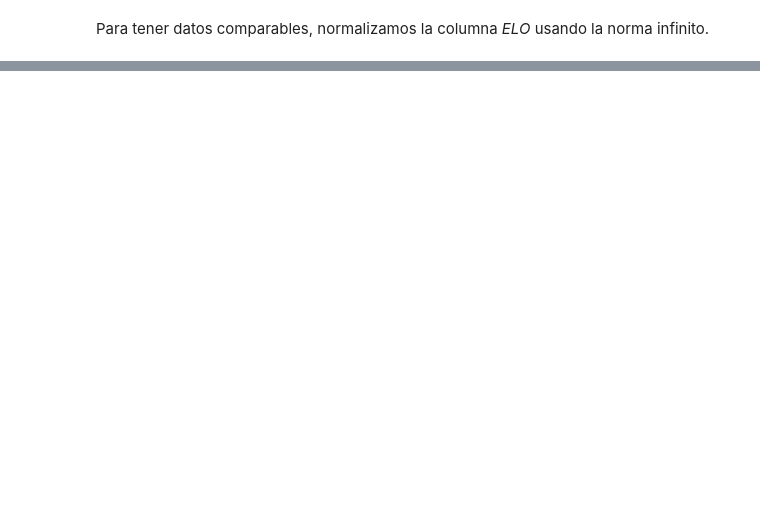
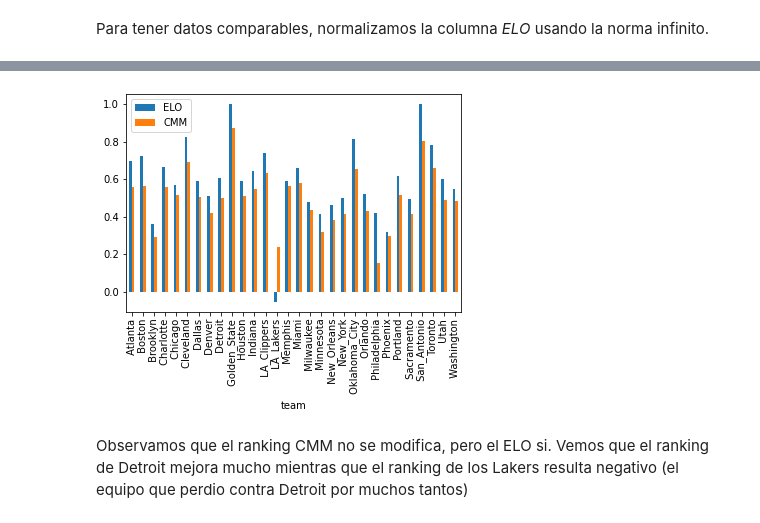
Before and after one commit to wgbusch/mt, a Jupyter notebook: src/NBA_Analisis.ipynb, the cells around one changed output, grey strips where cells are left out. Saved outputs shown, nothing was run; the diff lists cells and outputs as text; code cells hidden in the pictures; blank space fills up the shorter version.

```diff
--- a/src/NBA_Analisis.ipynb
+++ b/src/NBA_Analisis.ipynb
@@ -45,0 +47,11 @@ nba.plot.bar(x='team', y=['ELO','CMM','WP'])
+# %%
+nba2 = pd.read_csv('../data/nba_2016_teams.csv', names=['id', 'team'])
+nba2['ELO'] = pd.read_csv('./TestsMassey/nba_2016_dif_elo.out',sep=' ', header=None)
+nba2['ELO'] = nba2['ELO'].apply(lambda x: x/nba2['ELO'].max())
+nba2['CMM'] = pd.read_csv('./TestsMassey/nba_2016_dif_cmm.out',sep=' ', header=None)
+
+nba2.plot.bar(x='team', y=['ELO','CMM']).figure.savefig('TestsMassey/EloDiff.png')
+# %% [output]
+[figure, added]
+# %% [markdown]
+Observamos que el ranking CMM no se modifica, pero el ELO si. Vemos que el ranking de Detroit mejora mucho mientras que el ranking de los Lakers resulta negativo (el equipo que perdio contra Detroit por muchos tantos)
```
Also changed, not shown: parts of 4 cells of this notebook, 1 other file.
